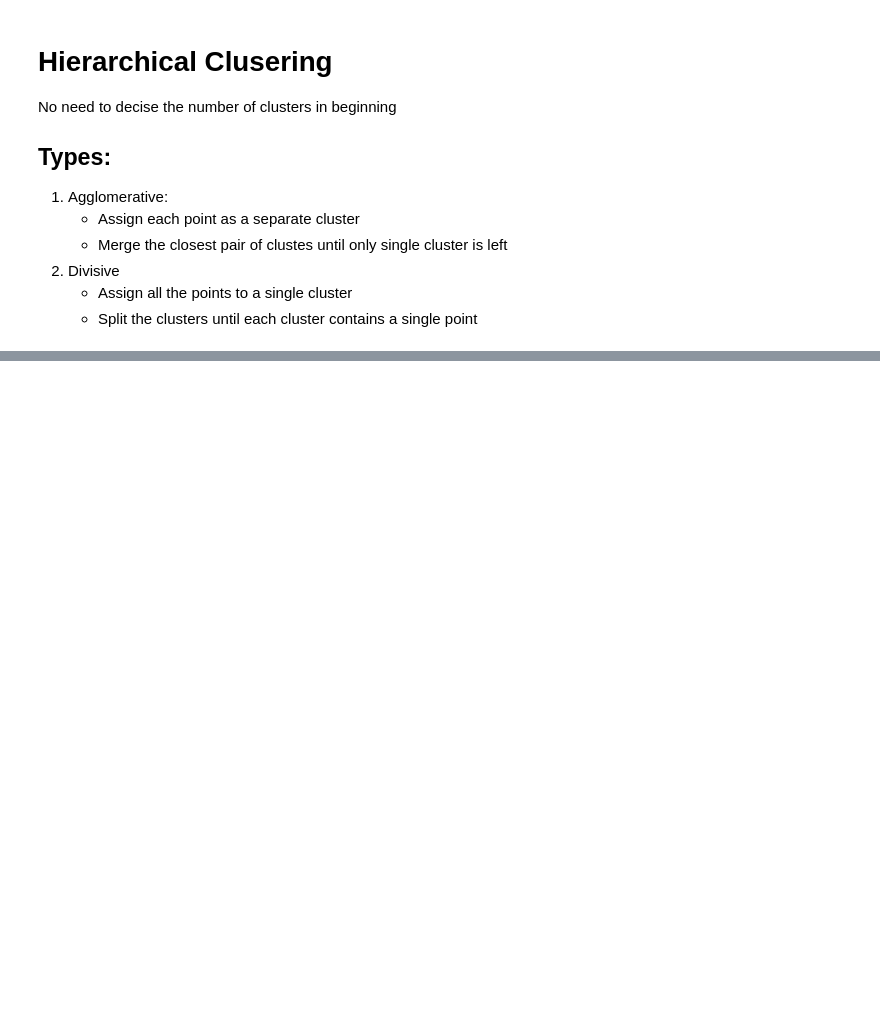
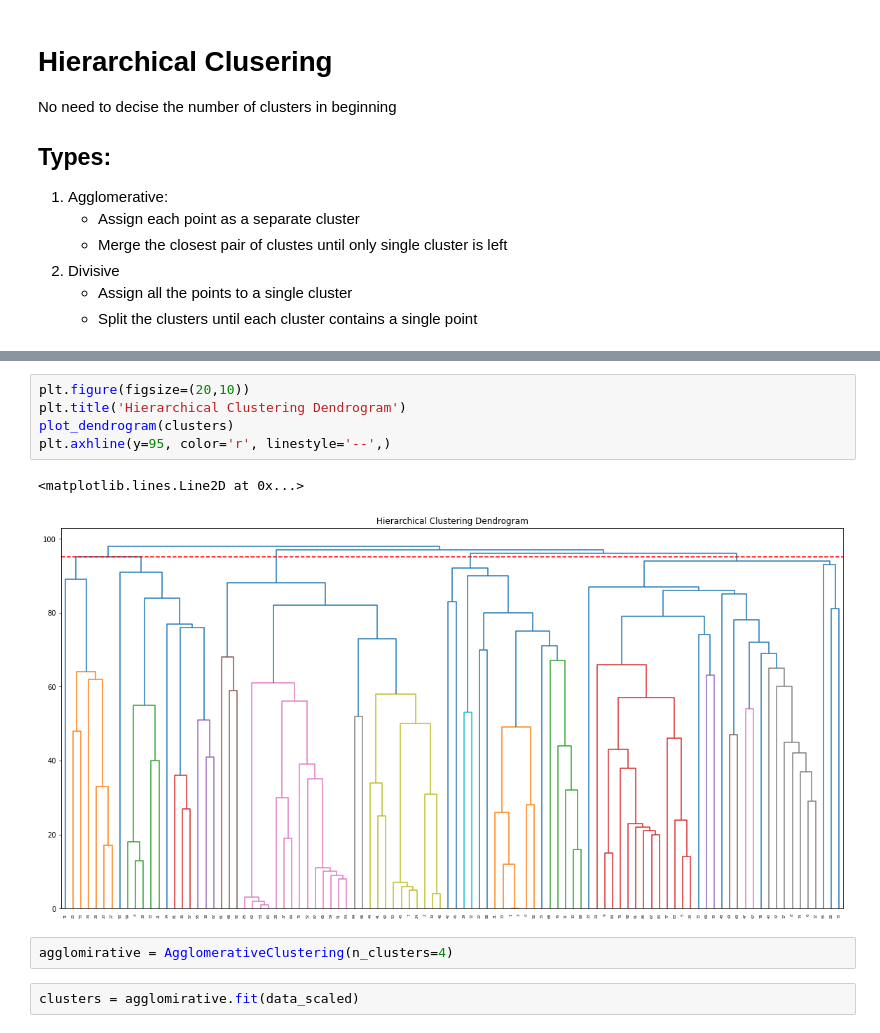
Before and after one commit to Neelam-Singhal/Unsupervised_Algorithms, a Jupyter notebook: kmeans.ipynb, the cells around one changed output, grey strips where cells are left out. Cells and saved outputs as stored; diff of their text form; blank space fills up the shorter version.

```diff
--- a/kmeans.ipynb
+++ b/kmeans.ipynb
@@ -294,0 +358,12 @@ https://courses.analyticsvidhya.com/courses/take/ai-ml-blackbelt-accelerate-b2/l
+# %%
+plt.figure(figsize=(20,10))
+plt.title('Hierarchical Clustering Dendrogram')
+plot_dendrogram(clusters)
+plt.axhline(y=95, color='r', linestyle='--',)
+# %% [output]
+<matplotlib.lines.Line2D at 0x...>
+[figure, added]
+# %%
+agglomirative = AgglomerativeClustering(n_clusters=4)
+# %%
+clusters = agglomirative.fit(data_scaled)
```
Also changed, not shown: parts of 14 cells of this notebook.
